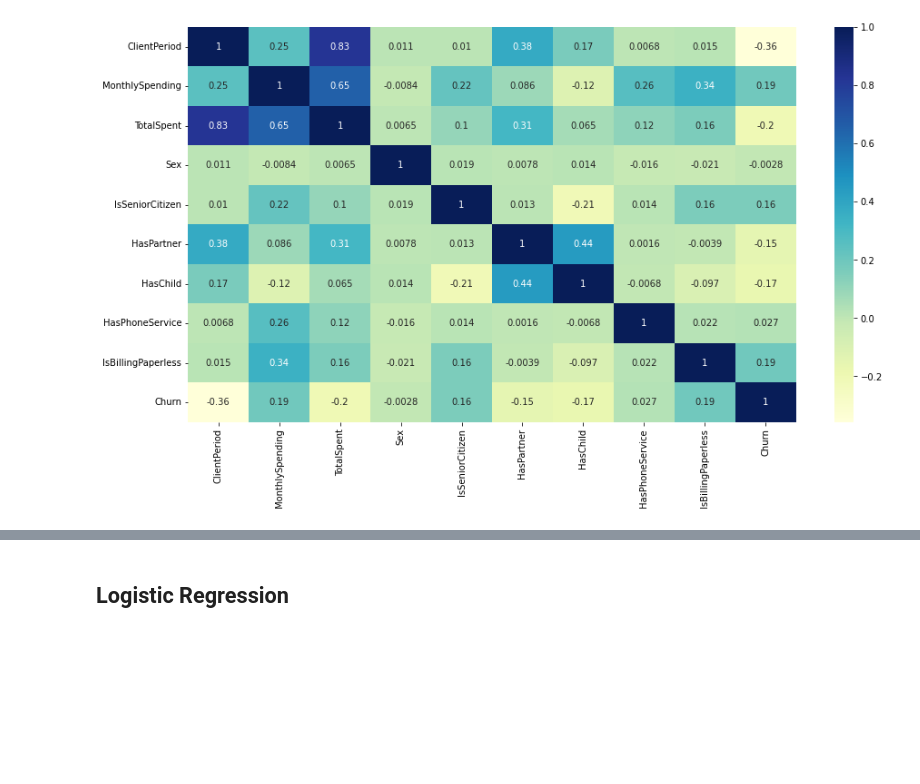
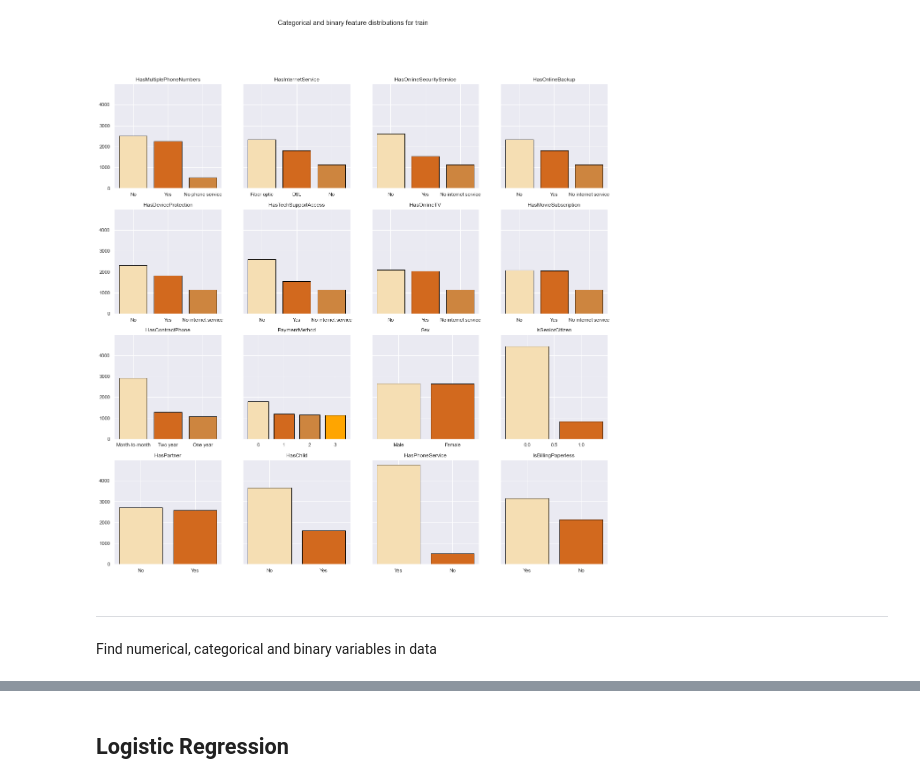
Before and after one commit to erblinaqeli/Data-Mining-Project, a Jupyter notebook: analysis.ipynb, the cells around one changed output, grey strips where cells are left out. Cells and saved outputs as stored; diff of their text form; code cells hidden in the pictures; blank space fills up the shorter version.

```diff
--- a/analysis.ipynb
+++ b/analysis.ipynb
@@ -32,3 +100,20 @@ test = X_test.join(y_test)
+# %%
+nrows, ncols = 4, 4
+fig, axes = plt.subplots(nrows, ncols, figsize=(20, 20), sharey=True)
+ax = axes.ravel()
+fig.suptitle('Categorical and binary feature distributions for train', fontsize=15)
+for i, cat in enumerate(cat_cols + bin_cols[:-1]):
+    x = train[cat].value_counts()
+    index = x.index
+    if cat == 'PaymentMethod':
+        index = [i for i in range(len(index))]
+    ax[i].bar(x=index, height=x, color=['wheat', 'chocolate', 'peru', 'orange'], edgecolor='black')
+    ax[i].set_title(cat)
+# %% [output]
+[figure, added]
+# %% [markdown]
+***
+Find numerical, categorical and binary variables in data
 # %%
 from sklearn.preprocessing import LabelEncoder, OneHotEncoder
 
@@ -52,13 +124,0 @@ for col in train.columns.tolist():
-# %%
-import matplotlib.pyplot as plt
-import seaborn as sns
-
-plt.figure(figsize=(15,8))
-corr = train.corr()
-sns.heatmap(corr,
-            xticklabels=corr.columns.values,
-            yticklabels=corr.columns.values, annot=True,
-           cmap='YlGnBu')
-None
-# %% [output]
-[figure, removed]
```
Also changed, not shown: parts of 54 cells of this notebook, 2 other files.
